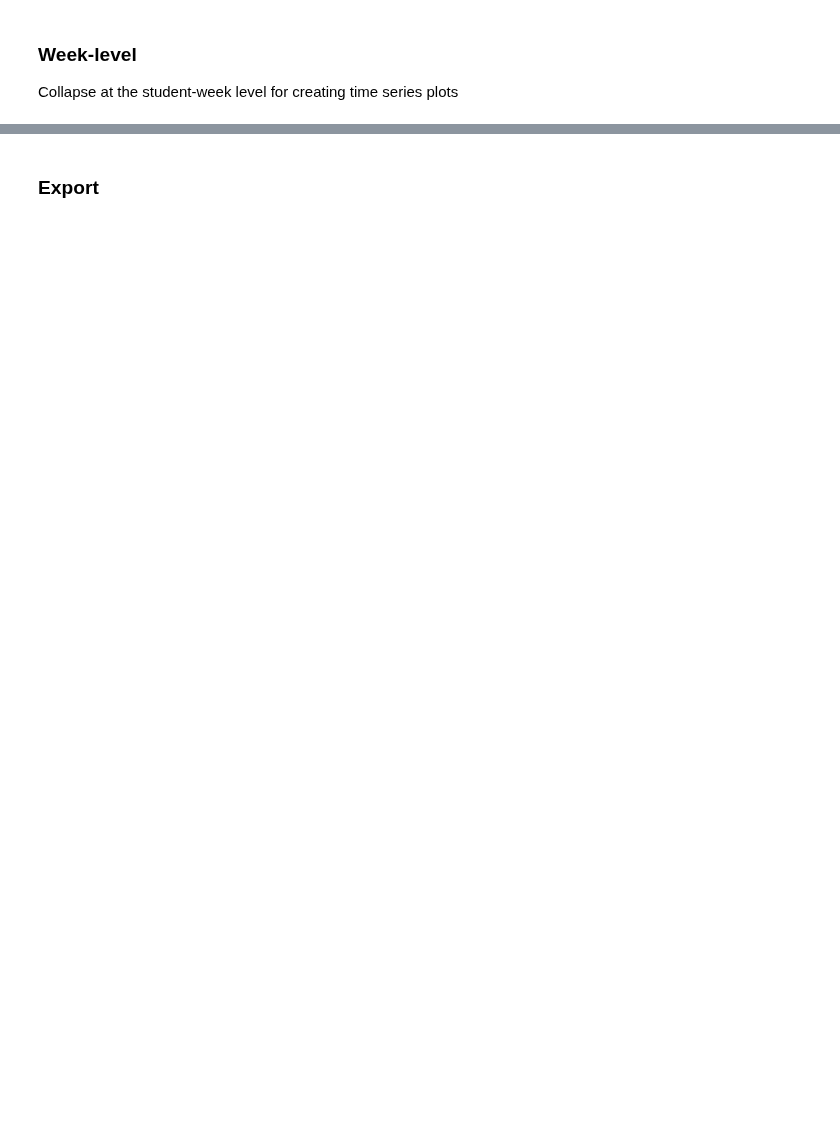
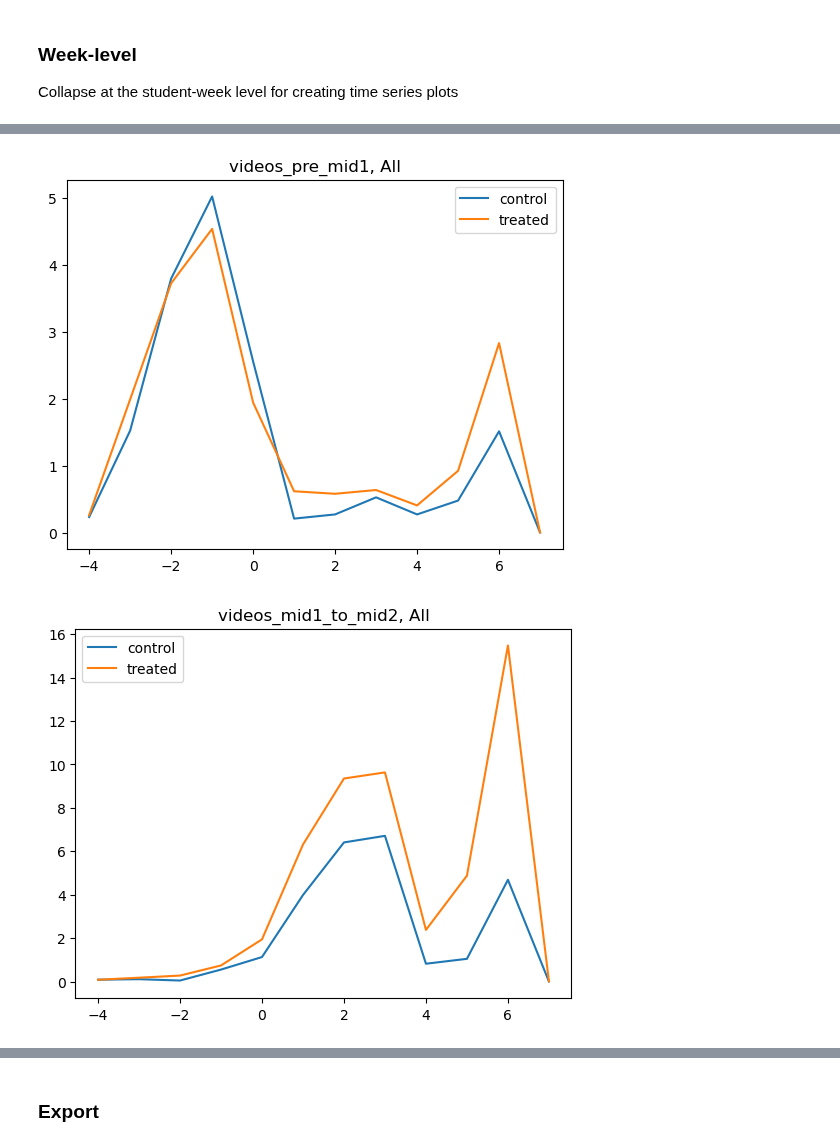
Before and after one commit to zagoodman/microeconomics_videos, a Jupyter notebook: jupyter/assemble_data.ipynb, the cells around one changed output, grey strips where cells are left out. Cells and saved outputs as stored; diff of their text form; code cells hidden in the pictures; blank space fills up the shorter version.

Commit message:
Changes Spring 2024 Alec Hoover

```diff
--- a/jupyter/assemble_data.ipynb
+++ b/jupyter/assemble_data.ipynb
@@ -82,8 +82,8 @@ tlcvarnames = {'id': 'id',
 # %%
 # pre 100A (term before) cumulative gpa. Missing for all entering freshmen or first time UCSD students
 
-dfd = pd.read_excel("../data/raw/Econ-Goodman-Su20-Pre Course GPA-FA18.xlsx")
-dfd = pd.concat([dfd, pd.read_excel("../data/raw/Econ-Goodman-Su20-Pre Course GPA-FA19.xlsx")], 0)
+dfd = pd.read_csv("C:/Users/Alec.Hoover/Documents/GitHub/Microeconomics_videos/data/raw/Econ-Goodman-Su20-Pre Course GPA-FA18.csv")
+dfd = pd.concat([dfd, pd.read_csv("../data/raw/Econ-Goodman-Su20-Pre Course GPA-FA19.csv")])
 dfd.columns = [x.lower() for x in dfd.columns]
 dfd = dfd.z.get_vars()
 dfd.loc[dfd.term == 'FA18', 'year'] = 2018
@@ -100,7 +108,7 @@ display(dfd.isnull().sum())
 # %%
 # ethnicity, gender, transfer status
 
-df = pd.read_excel("../data/raw/Econ-Goodman-Su20-Student-level.xlsx")
+df = pd.read_csv("../data/raw/Econ-Goodman-Su20-Student-level.csv")
 df.rename(str.lower, axis=1, inplace=True)
 df = df.z.get_vars()
 df['transfer'] = np.array(df.apptype == 'Transfer Student', dtype='int')
@@ -120,13 +140,14 @@ print(dfd.isnull().sum())
 # %% [markdown]
 #### GPA and course units
 # %%
-df = pd.read_excel("../data/raw/Econ-Goodman-Su20-Student-quarter-level_FA18-WI19.xlsx")
+df = pd.read_csv("../data/raw/Econ-Goodman-Su20-Student-quarter-level_FA18-WI.csv")
 df.columns = [x.lower() for x in df.columns]
 df = df.z.get_vars()
-df2 = pd.read_excel("../data/raw/Econ-Goodman-Su20-Student-quarter-level_FA19-WI20.xlsx")
+df2 = pd.read_csv("../data/raw/Econ-Goodman-Su20-Student-quarter-level_FA19-WI.csv")
 df2.columns = [x.lower() for x in df2.columns]
 df2 = df2.z.get_vars()
 
-df = pd.concat([df, df2], 0)
+df = pd.concat([df, df2])
 print(len(df))
-display(pd.crosstab(df.year, df.term))
+display(df)
+display(pd.crosstab(df.year, df.termecon))
@@ -227,7 +310,7 @@ dfv['lastview'] = pd.to_datetime(dfv['last.view'])
 dfv['firstview'] = pd.to_datetime(dfv['first.view'])
 
 # unnecessary cols
-dfv.drop(['first.view', 'last.view', 'videocode', 'length_mins'], 1, inplace=True)
+dfv.drop(['first.view', 'last.view', 'videocode', 'length_mins'], axis=1, inplace=True)
 
 # get treatment status
 df = pd.read_csv("../data/generated/id-year_level_data.csv")
@@ -420,16 +606,20 @@ dfdw.head()
 # %%
-dftmp = dfdw.groupby(['arm', 'weekoy']).agg('mean').reset_index()
+dftemp = dfdw.drop(['id'], axis=1)
+dftmp = dftemp.groupby(['arm', 'weekoy']).mean().reset_index()
 for c in ['videos_pre_mid1', 'videos_mid1_to_mid2', 'videos_post_mid2']:
     plt.plot(dftmp.loc[dftmp.arm == 1].weekoy, dftmp.loc[dftmp.arm == 1, c], label='control')
     plt.plot(dftmp.loc[dftmp.arm == 2].weekoy, dftmp.loc[dftmp.arm == 2, c], label='treated')
     plt.title(c  + ', All')
     plt.legend()
     plt.show()
 
 
 for c in ['videos_pre_mid1u', 'videos_mid1_to_mid2u', 'videos_post_mid2u']:
     plt.plot(dftmp.loc[dftmp.arm == 1].weekoy, dftmp.loc[dftmp.arm == 1, c], label='control')
     plt.plot(dftmp.loc[dftmp.arm == 2].weekoy, dftmp.loc[dftmp.arm == 2, c], label='treated')
     plt.title(c  + ', Unique')
     plt.legend()
     plt.show()
+# %% [output]
+[figure, added]
+[figure, added]
```
Also changed, not shown: parts of 22 cells of this notebook, 16 other files.
